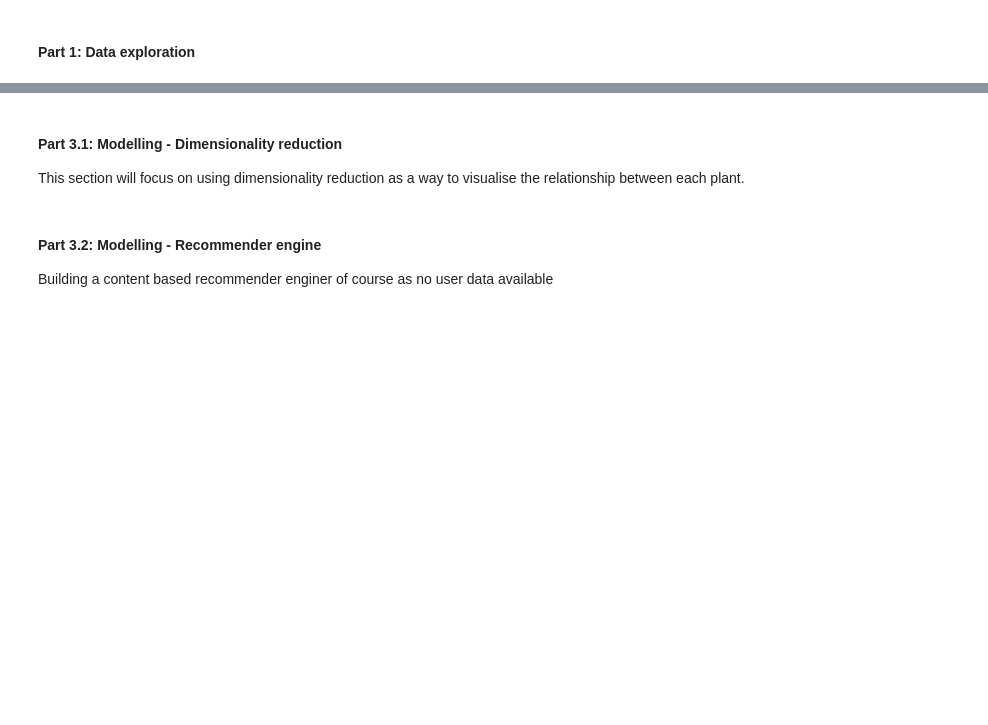
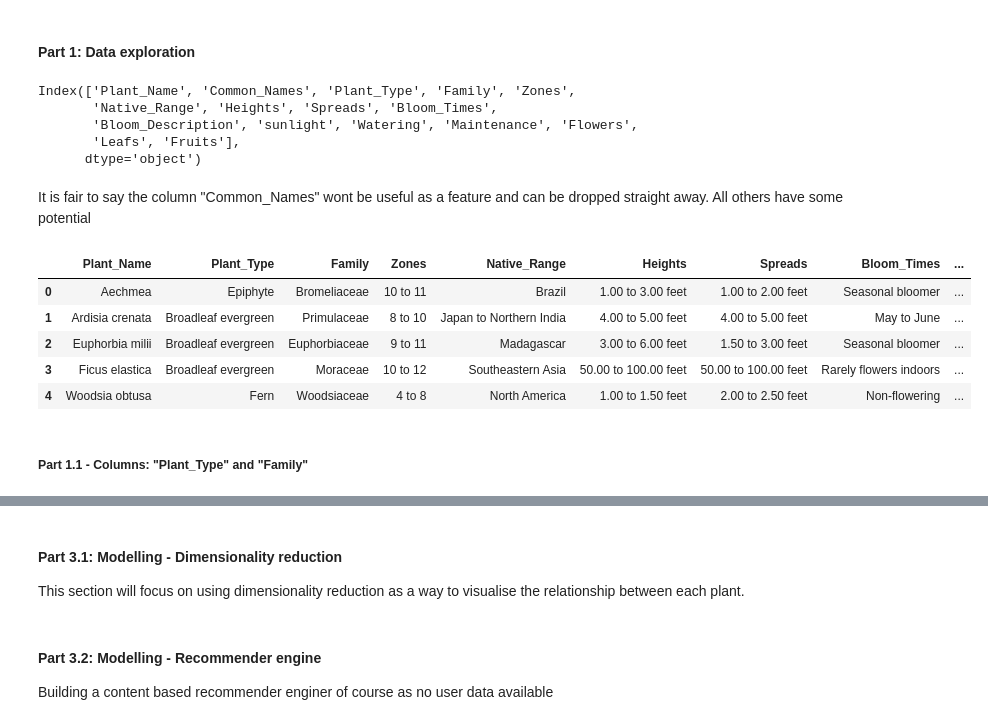
Before and after one commit to RMCrean/House_Plant_Recommender, a Jupyter notebook: House_Plant_Analysis.ipynb, the cells around one changed output, grey strips where cells are left out. Cells and saved outputs as stored; diff of their text form; code cells hidden in the pictures; blank space fills up the shorter version.

Commit message:
Update House_Plant_Analysis.ipynb
Began the EDA

```diff
--- a/House_Plant_Analysis.ipynb
+++ b/House_Plant_Analysis.ipynb
@@ -12,9 +12,9 @@ DATABASE_LOC = r"C:\Users\Rory Crean\Dropbox (lkgroup)\Backup_HardDrive\Postdoc\
 # %%
 conn = sqlite3.connect(DATABASE_LOC)
 c = conn.cursor()
-df = pd.read_sql_query("SELECT * FROM plant_raw_data", conn)
+plant_df = pd.read_sql_query("SELECT * FROM plant_raw_data", conn)
 c.close()
-df.head()
+plant_df.head()
 # %% [output]
 |  | Plant_Name | Common_Names | Plant_Type | Family | Zones | Native_Range | Heights | Spreads | Bloom_Times | ... |
 | 0 | Aechmea | urn plant,silver vase plant | Epiphyte | Bromeliaceae | 10 to 11 | Brazil | 1.00 to 3.00 feet | 1.00 to 2.00 feet | Seasonal bloomer | ... |
@@ -29,0 +31,23 @@ df.head()
+# %%
+plant_df.columns
+# %% [output]
+Index(['Plant_Name', 'Common_Names', 'Plant_Type', 'Family', 'Zones',
+       'Native_Range', 'Heights', 'Spreads', 'Bloom_Times',
+       'Bloom_Description', 'sunlight', 'Watering', 'Maintenance', 'Flowers',
+       'Leafs', 'Fruits'],
+      dtype='object')
+# %% [markdown]
+It is fair to say  the column "Common_Names" wont be useful as a feature and can be dropped straight away. All others have some potential
+# %%
+plant_df = plant_df.drop(["Common_Names"], axis=1)
+# %%
+plant_df.head()
+# %% [output]
+|  | Plant_Name | Plant_Type | Family | Zones | Native_Range | Heights | Spreads | Bloom_Times | ... |
+| 0 | Aechmea | Epiphyte | Bromeliaceae | 10 to 11 | Brazil | 1.00 to 3.00 feet | 1.00 to 2.00 feet | Seasonal bloomer | ... |
+| 1 | Ardisia crenata | Broadleaf evergreen | Primulaceae | 8 to 10 | Japan to Northern India | 4.00 to 5.00 feet | 4.00 to 5.00 feet | May to June | ... |
+| 2 | Euphorbia milii | Broadleaf evergreen | Euphorbiaceae | 9 to 11 | Madagascar | 3.00 to 6.00 feet | 1.50 to 3.00 feet | Seasonal bloomer | ... |
+| 3 | Ficus elastica | Broadleaf evergreen | Moraceae | 10 to 12 | Southeastern Asia | 50.00 to 100.00 feet | 50.00 to 100.00 feet | Rarely flowers indoors | ... |
+| 4 | Woodsia obtusa | Fern | Woodsiaceae | 4 to 8 | North America | 1.00 to 1.50 feet | 2.00 to 2.50 feet | Non-flowering | ... |
+# %% [markdown]
+##### Part 1.1 - Columns: "Plant_Type" and "Family"
```
Also changed, not shown: parts of 30 cells of this notebook.
